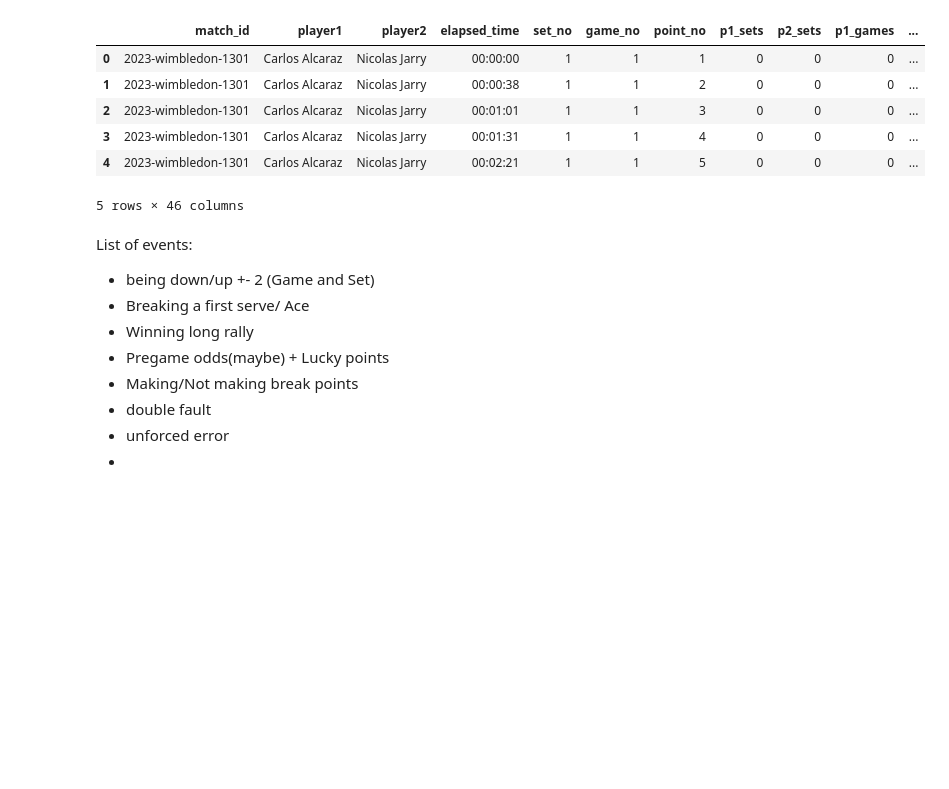
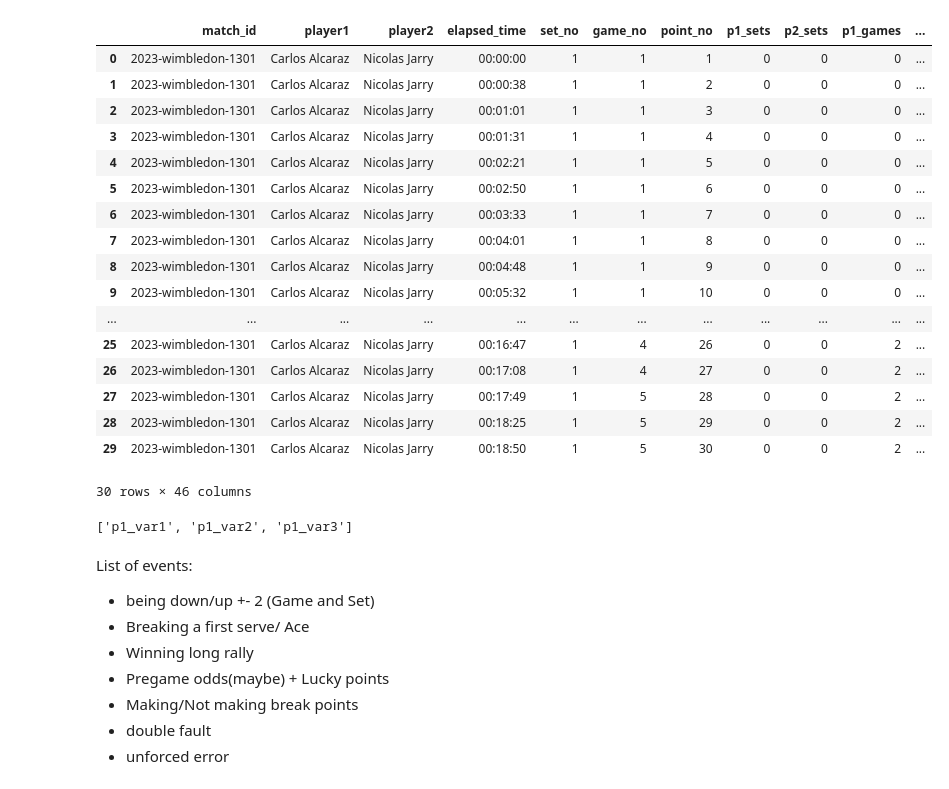
Before and after one commit to trymkyvaag/TennisMidterm---Mod-Sim-24, a Jupyter notebook: DataCleaning.ipynb, the cells around one changed output. Cells and saved outputs as stored; diff of their text form; code cells hidden in the pictures; blank space fills up the shorter version.

```diff
--- a/DataCleaning.ipynb
+++ b/DataCleaning.ipynb
@@ -6,15 +6,34 @@ full_df = pd.read_csv("Wimbledon_featured_matches.csv")
 # %%
 test_df = full_df.loc[full_df["match_id"] == "2023-wimbledon-1301"]
 # %%
-test_df.head()
+test_df.head(30)
 # %% [output]
 |  | match_id | player1 | player2 | elapsed_time | set_no | game_no | point_no | p1_sets | p2_sets | p1_games | ... |
 | 0 | 2023-wimbledon-1301 | Carlos Alcaraz | Nicolas Jarry | 00:00:00 | 1 | 1 | 1 | 0 | 0 | 0 | ... |
 | 1 | 2023-wimbledon-1301 | Carlos Alcaraz | Nicolas Jarry | 00:00:38 | 1 | 1 | 2 | 0 | 0 | 0 | ... |
 | 2 | 2023-wimbledon-1301 | Carlos Alcaraz | Nicolas Jarry | 00:01:01 | 1 | 1 | 3 | 0 | 0 | 0 | ... |
 | 3 | 2023-wimbledon-1301 | Carlos Alcaraz | Nicolas Jarry | 00:01:31 | 1 | 1 | 4 | 0 | 0 | 0 | ... |
 | 4 | 2023-wimbledon-1301 | Carlos Alcaraz | Nicolas Jarry | 00:02:21 | 1 | 1 | 5 | 0 | 0 | 0 | ... |
+| 5 | 2023-wimbledon-1301 | Carlos Alcaraz | Nicolas Jarry | 00:02:50 | 1 | 1 | 6 | 0 | 0 | 0 | ... |
+| 6 | 2023-wimbledon-1301 | Carlos Alcaraz | Nicolas Jarry | 00:03:33 | 1 | 1 | 7 | 0 | 0 | 0 | ... |
+| 7 | 2023-wimbledon-1301 | Carlos Alcaraz | Nicolas Jarry | 00:04:01 | 1 | 1 | 8 | 0 | 0 | 0 | ... |
+| 8 | 2023-wimbledon-1301 | Carlos Alcaraz | Nicolas Jarry | 00:04:48 | 1 | 1 | 9 | 0 | 0 | 0 | ... |
+| 9 | 2023-wimbledon-1301 | Carlos Alcaraz | Nicolas Jarry | 00:05:32 | 1 | 1 | 10 | 0 | 0 | 0 | ... |
+| ... | ... | ... | ... | ... | ... | ... | ... | ... | ... | ... | ... |
+| 25 | 2023-wimbledon-1301 | Carlos Alcaraz | Nicolas Jarry | 00:16:47 | 1 | 4 | 26 | 0 | 0 | 2 | ... |
+| 26 | 2023-wimbledon-1301 | Carlos Alcaraz | Nicolas Jarry | 00:17:08 | 1 | 4 | 27 | 0 | 0 | 2 | ... |
+| 27 | 2023-wimbledon-1301 | Carlos Alcaraz | Nicolas Jarry | 00:17:49 | 1 | 5 | 28 | 0 | 0 | 2 | ... |
+| 28 | 2023-wimbledon-1301 | Carlos Alcaraz | Nicolas Jarry | 00:18:25 | 1 | 5 | 29 | 0 | 0 | 2 | ... |
+| 29 | 2023-wimbledon-1301 | Carlos Alcaraz | Nicolas Jarry | 00:18:50 | 1 | 5 | 30 | 0 | 0 | 2 | ... |
-5 rows × 46 columns
+30 rows × 46 columns
+# %%
+ivan_list = ["_var1", "_var2", "_var3"]
+def f(i): return [f"p{i}" + string for string in ivan_list]
+
+
+f(1)
+# %% [output]
+['p1_var1', 'p1_var2', 'p1_var3']
 # %%
 # score_point_diff = Player_i_points - Player_notI_points
 # serve_1_i_broken = server == i and p_i_Ace =! 1
@@ -56,7 +76,6 @@ List of events:
 - Making/Not making break points
 - double fault
 - unforced error
--
 # %%
 test_row = test_df.iloc[11, :]
 
```
Also changed, not shown: parts of 4 cells of this notebook.
